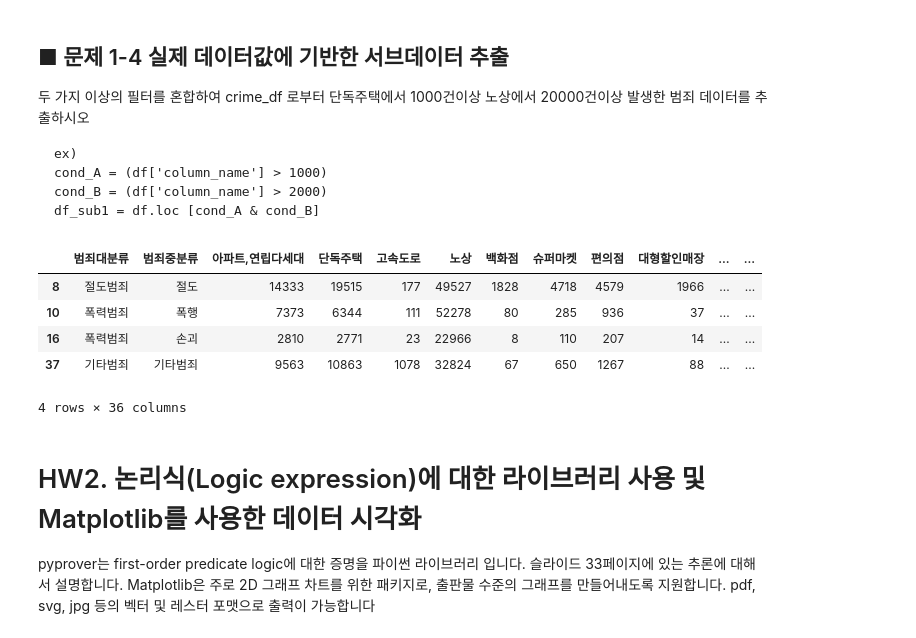
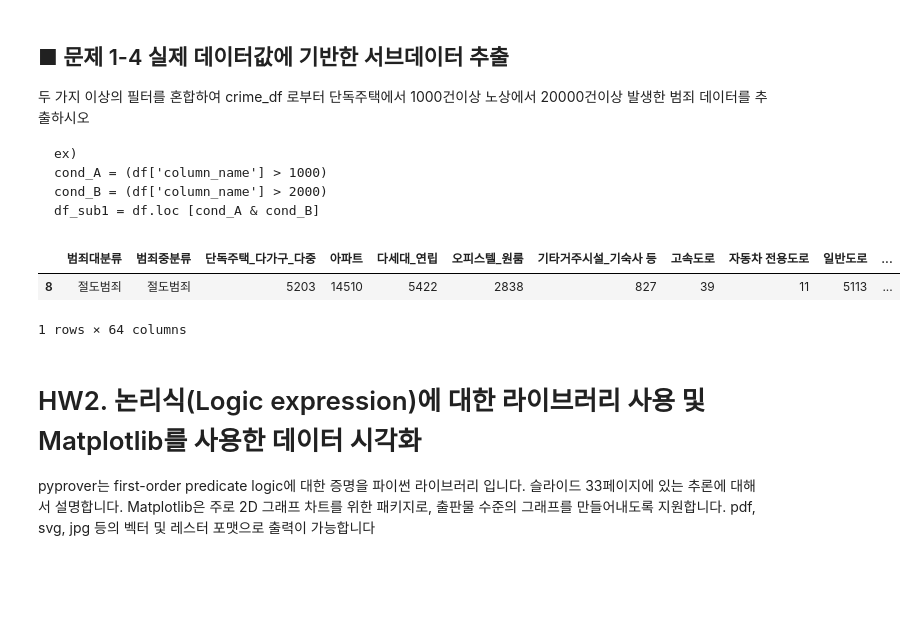
Before and after one commit to Kim-dingdong/dataframe-goodgoodgood, a Jupyter notebook: 이산수학 문제 답.ipynb, the cells around one changed output. Drawn from its saved outputs; the diff is of its cells as text; code cells hidden in the pictures; blank space fills up the shorter version.

````diff
--- a/이산수학 문제 답.ipynb
+++ b/이산수학 문제 답.ipynb
@@ -152,16 +159,15 @@ cond_A = (df['column_name'] > 1000)
 cond_B = (df['column_name'] > 2000)
 df_sub1 = df.loc [cond_A & cond_B]
 ```
-# %%
-# your code here
-df_sub
-# %% [output]
-|  | 범죄대분류 | 범죄중분류 | 아파트,연립다세대 | 단독주택 | 고속도로 | 노상 | 백화점 | 슈퍼마켓 | 편의점 | 대형할인매장 | ... | ... |
-| 8 | 절도범죄 | 절도 | 14333 | 19515 | 177 | 49527 | 1828 | 4718 | 4579 | 1966 | ... | ... |
-| 10 | 폭력범죄 | 폭행 | 7373 | 6344 | 111 | 52278 | 80 | 285 | 936 | 37 | ... | ... |
-| 16 | 폭력범죄 | 손괴 | 2810 | 2771 | 23 | 22966 | 8 | 110 | 207 | 14 | ... | ... |
-| 37 | 기타범죄 | 기타범죄 | 9563 | 10863 | 1078 | 32824 | 67 | 650 | 1267 | 88 | ... | ... |
-4 rows × 36 columns
+# %%
+cond_A = crime_df['단독주택_다가구_다중']>=1000
+cond_B = crime_df['시장_노점']>=2000# your code here선배님 2000건인거 같습니다
+df_sub = crime_df.loc[cond_A & cond_B]
+df_sub
+# %% [output]
+|  | 범죄대분류 | 범죄중분류 | 단독주택_다가구_다중 | 아파트 | 다세대_연립 | 오피스텔_원룸 | 기타거주시설_기숙사 등 | 고속도로 | 자동차 전용도로 | 일반도로 | ... |
+| 8 | 절도범죄 | 절도범죄 | 5203 | 14510 | 5422 | 2838 | 827 | 39 | 11 | 5113 | ... |
+1 rows × 64 columns
 # %% [markdown]
 # HW2. 논리식(Logic expression)에 대한 라이브러리 사용 및 Matplotlib를 사용한 데이터 시각화
 
````
Also changed, not shown: parts of 15 cells of this notebook.
